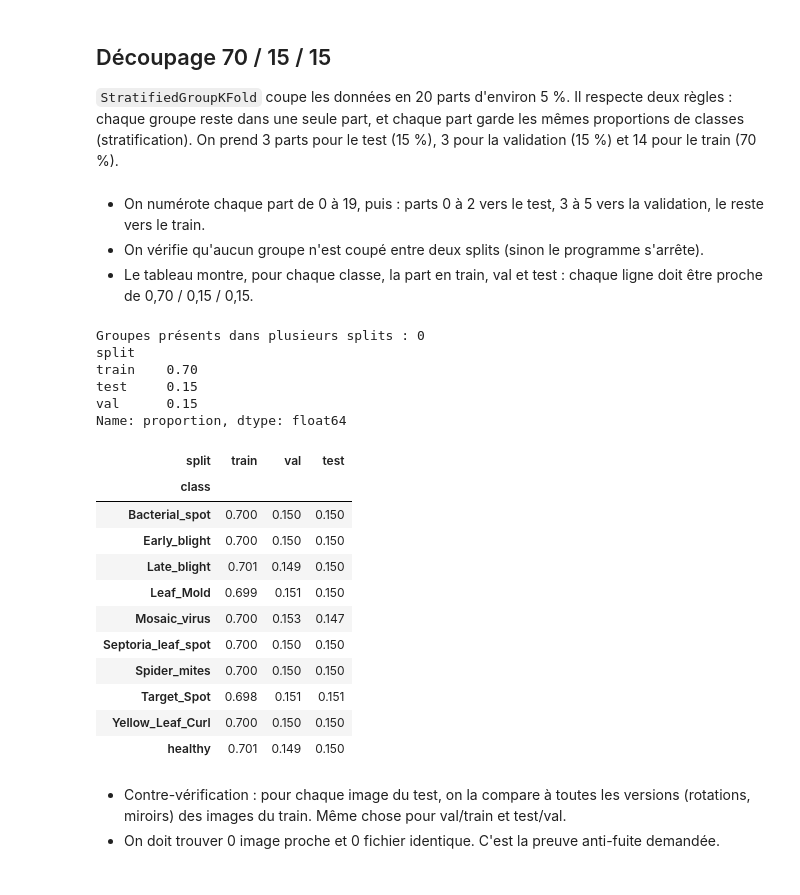
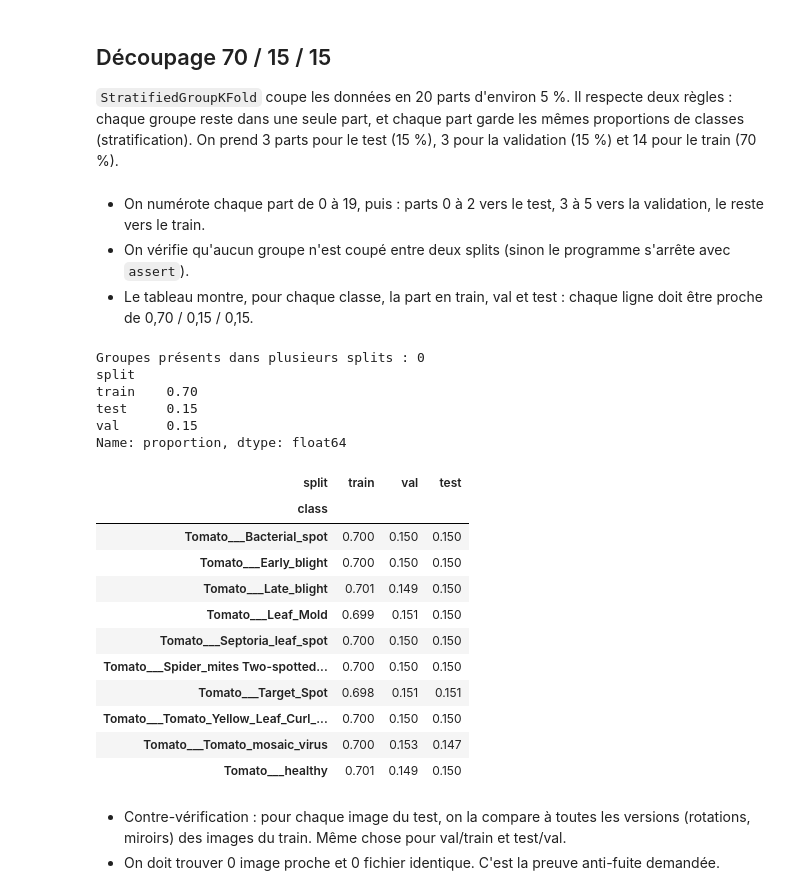
Before and after one commit to jiemCode/diagno-culture, a Jupyter notebook: notebooks/00_eda_split.ipynb, the cells around one changed output. Drawn from its saved outputs; the diff is of its cells as text; code cells hidden in the pictures.

```diff
--- a/notebooks/00_eda_split.ipynb
+++ b/notebooks/00_eda_split.ipynb
@@ -146,12 +158,21 @@ Fichiers strictement identiques : 14
 - Si le nombre augmente très vite après 4, c'est qu'on commence à attraper des feuilles différentes mais qui se ressemblent. Ce tableau sert à justifier le seuil de 4.
 - `paires` garde seulement les paires au seuil choisi.
 # %%
+# liste de (image i, image j, distance)
 paires_8 = dedup.find_pairs(H, threshold=8)
-distances = np.array([d for _, _, d in paires_8])
+
 print("Nombre de paires selon le seuil :")
 for s in range(9):
-    print(f"  distance <= {s} bits : {(distances <= s).sum()} paires")
-paires = [p for p in paires_8 if p[2] <= SEUIL]
+    compte = 0
+    for (i, j, d) in paires_8:
+        if d <= s:
+            compte += 1
+    print("  distance <=", s, "bits :", compte, "paires")
+
+paires = []
+for (i, j, d) in paires_8:
+    if d <= SEUIL:
+        paires.append((i, j, d))
 # %% [output]
 Nombre de paires selon le seuil :
   distance <= 0 bits : 14 paires
@@ -211,41 +237,50 @@ Groupes qui mélangent deux classes : 21
 `StratifiedGroupKFold` coupe les données en 20 parts d'environ 5 %. Il respecte deux règles : chaque groupe reste dans une seule part, et chaque part garde les mêmes proportions de classes (stratification). On prend 3 parts pour le test (15 %), 3 pour la validation (15 %) et 14 pour le train (70 %).
 # %% [markdown]
 - On numérote chaque part de 0 à 19, puis : parts 0 à 2 vers le test, 3 à 5 vers la validation, le reste vers le train.
-- On vérifie qu'aucun groupe n'est coupé entre deux splits (sinon le programme s'arrête).
+- On vérifie qu'aucun groupe n'est coupé entre deux splits (sinon le programme s'arrête avec `assert`).
 - Le tableau montre, pour chaque classe, la part en train, val et test : chaque ligne doit être proche de 0,70 / 0,15 / 0,15.
 # %%
 sgkf = StratifiedGroupKFold(n_splits=20, shuffle=True, random_state=42)
-part = np.empty(len(df), dtype=int)
-for k, (_, indices) in enumerate(sgkf.split(df, df["class"], groups=df["leaf_group"])):
+part = np.zeros(len(df), dtype=int)
+k = 0
+for _, indices in sgkf.split(df, df["class"], groups=df["leaf_group"]):
+    # numéro de la part (0 à 19) de chaque image
     part[indices] = k
-df["split"] = np.where(part < 3, "test", np.where(part < 6, "val", "train"))
+    k += 1
 
-groupes_partages = (df.groupby("leaf_group")["split"].nunique() > 1).sum()
+df["split"] = "train"
+ # parts 0, 1, 2
+df.loc[part < 3, "split"] = "test"
+ # parts 3, 4, 5
+df.loc[(part >= 3) & (part < 6), "split"] = "val"
+
+splits_par_groupe = df.groupby("leaf_group")["split"].nunique()
+groupes_partages = (splits_par_groupe > 1).sum()
 print("Groupes présents dans plusieurs splits :", groupes_partages)
 assert groupes_partages == 0
 
 print(df["split"].value_counts(normalize=True).round(3))
-proportions = pd.crosstab(df["class"].map(D.short), df["split"], normalize="index")[["train", "val", "test"]]
-proportions.round(3)
+proportions = pd.crosstab(df["class"], df["split"], normalize="index")
+proportions[["train", "val", "test"]].round(3)
 # %% [output]
 Groupes présents dans plusieurs splits : 0
 split
 train    0.70
 test     0.15
 val      0.15
 Name: proportion, dtype: float64
 | split | train | val | test |
 | class |  |  |  |
-| Bacterial_spot | 0.700 | 0.150 | 0.150 |
-| Early_blight | 0.700 | 0.150 | 0.150 |
-| Late_blight | 0.701 | 0.149 | 0.150 |
-| Leaf_Mold | 0.699 | 0.151 | 0.150 |
-| Mosaic_virus | 0.700 | 0.153 | 0.147 |
-| Septoria_leaf_spot | 0.700 | 0.150 | 0.150 |
-| Spider_mites | 0.700 | 0.150 | 0.150 |
-| Target_Spot | 0.698 | 0.151 | 0.151 |
-| Yellow_Leaf_Curl | 0.700 | 0.150 | 0.150 |
-| healthy | 0.701 | 0.149 | 0.150 |
+| Tomato___Bacterial_spot | 0.700 | 0.150 | 0.150 |
+| Tomato___Early_blight | 0.700 | 0.150 | 0.150 |
+| Tomato___Late_blight | 0.701 | 0.149 | 0.150 |
+| Tomato___Leaf_Mold | 0.699 | 0.151 | 0.150 |
+| Tomato___Septoria_leaf_spot | 0.700 | 0.150 | 0.150 |
+| Tomato___Spider_mites Two-spotted... | 0.700 | 0.150 | 0.150 |
+| Tomato___Target_Spot | 0.698 | 0.151 | 0.151 |
+| Tomato___Tomato_Yellow_Leaf_Curl_... | 0.700 | 0.150 | 0.150 |
+| Tomato___Tomato_mosaic_virus | 0.700 | 0.153 | 0.147 |
+| Tomato___healthy | 0.701 | 0.149 | 0.150 |
 # %% [markdown]
 - Contre-vérification : pour chaque image du test, on la compare à toutes les versions (rotations, miroirs) des images du train. Même chose pour val/train et test/val.
 - On doit trouver 0 image proche et 0 fichier identique. C'est la preuve anti-fuite demandée.
```
Also changed, not shown: parts of 11 cells of this notebook, 1 other file.
